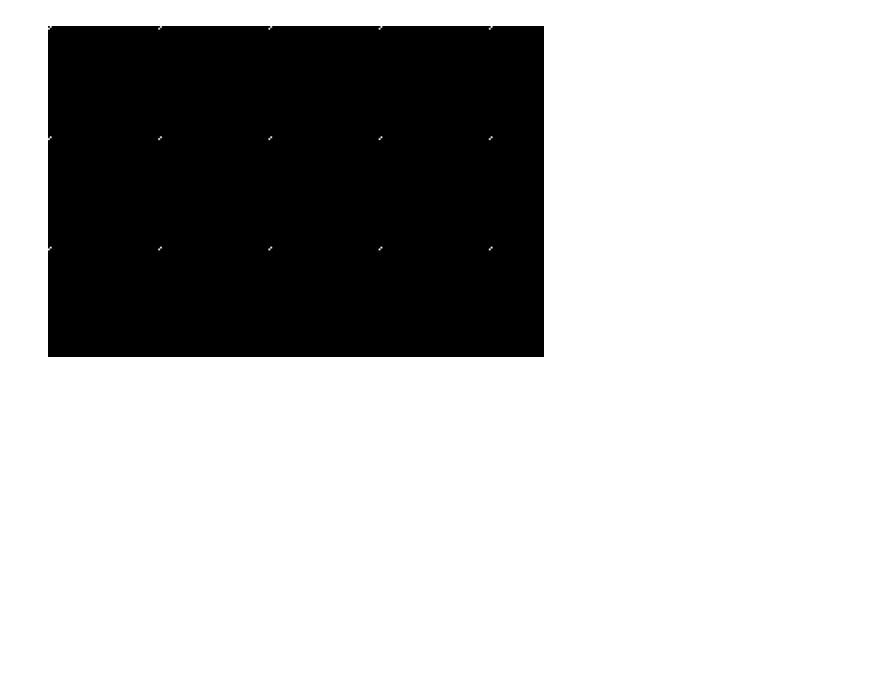
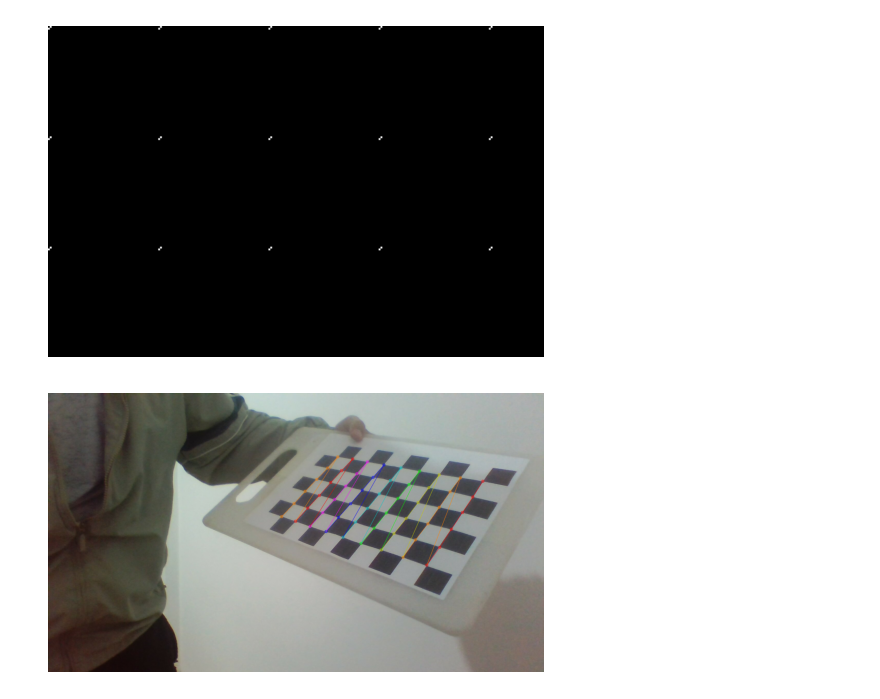
Before and after one commit to AnaNicoleMassaneiro/camera-calibration-opencv, a Jupyter notebook: calibration.ipynb, the cells around one changed output. Cells and saved outputs as stored; diff of their text form; code cells hidden in the pictures; blank space fills up the shorter version.

Commit message:
encontrando pontos de calibracao para as imagens

```diff
--- a/calibration.ipynb
+++ b/calibration.ipynb
@@ -31,3 +31,21 @@ plt.axis('off')
 plt.show()
 # %% [output]
 [figure]
+# %%
+img = cv2.imread('image1.jpg')
+# %%
+gray = cv2.cvtColor(img, cv2.COLOR_BGR2GRAY)
+# %%
+board_w = 6
+board_h = 9
+
+# Encontrando os pontos de canto do padrão de calibração na imagem
+ret, corners = cv2.findChessboardCorners(gray, (board_w, board_h), None)
+# %%
+img_corners = cv2.drawChessboardCorners(img, (board_w, board_h), corners, ret)
+# %%
+plt.imshow(cv2.cvtColor(img_corners, cv2.COLOR_BGR2RGB))
+plt.axis('off')
+plt.show()
+# %% [output]
+[figure, added]
```
